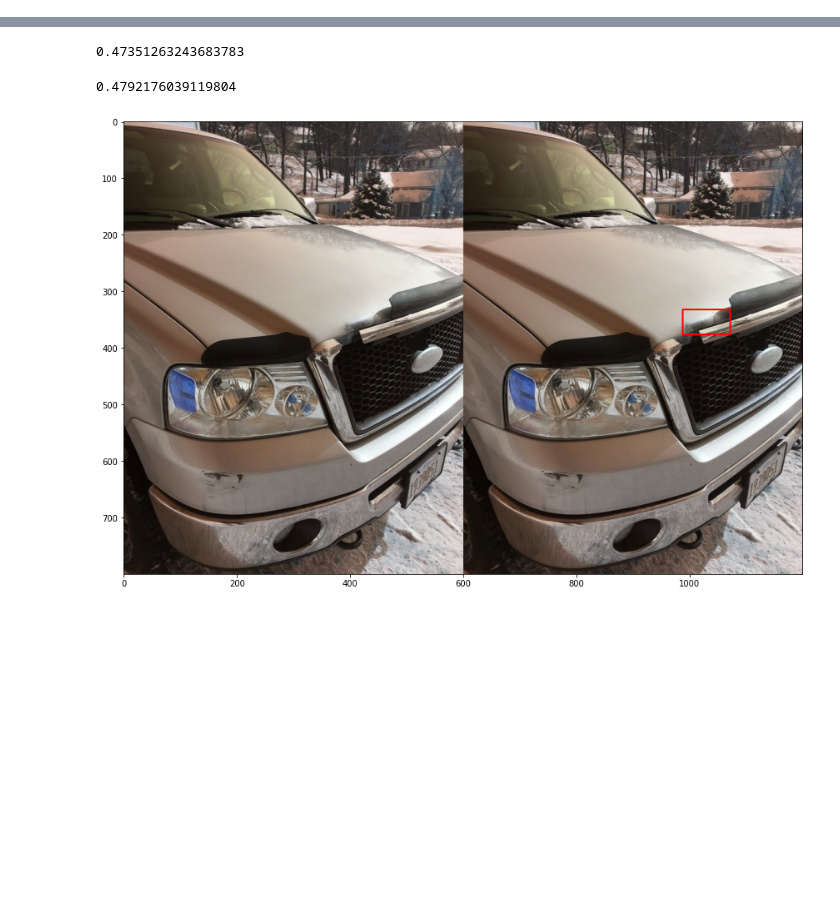
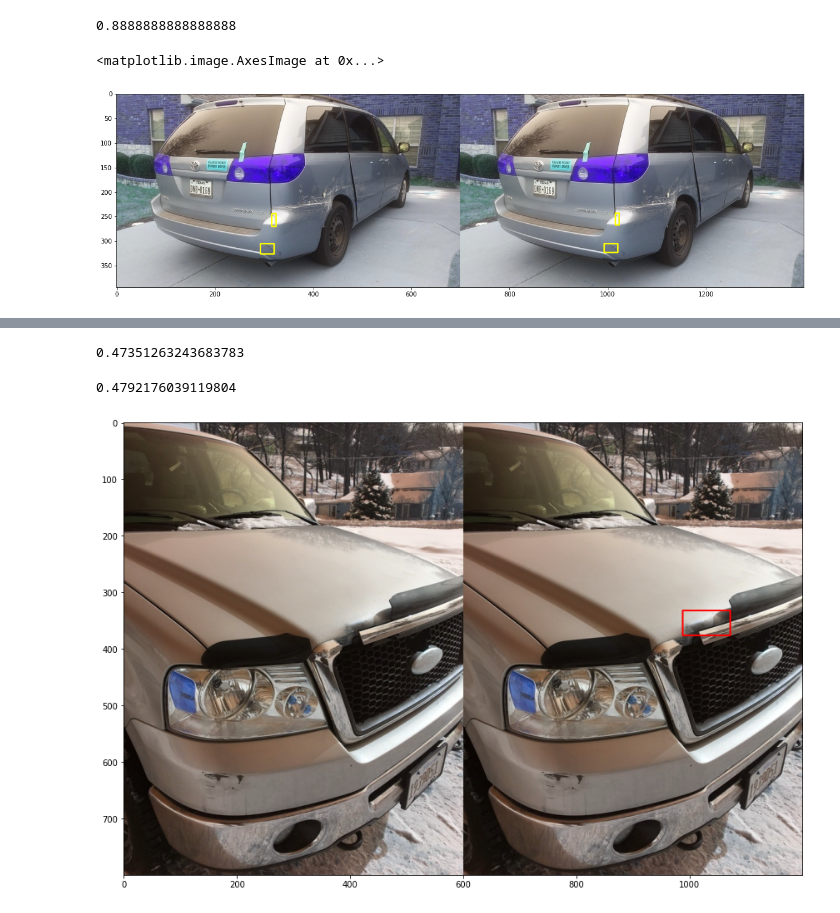
Before and after one commit to mtcld/mmdetection, a Jupyter notebook: demo/Ensemble.ipynb, the cells around one changed output, grey strips where cells are left out. Cells and saved outputs as stored; diff of their text form; code cells hidden in the pictures; blank space fills up the shorter version.

```diff
--- a/demo/Ensemble.ipynb
+++ b/demo/Ensemble.ipynb
@@ -51,0 +90,4 @@ plt.imshow(img_)
+# %%
+for i,countour in enumerate(contours):
+    contours[i] = np.array(contours[i],dtype=np.int32)
+print(contours)
@@ -100,10 +199,10 @@ data = OrderedDict()
 for i in tqdm(test['images']):
     image = cv2.imread(str(path/'images'/i['file_name']))
     result = inference_detector(model, image)
-    img_,pred_boxes,pred_segms,pred_labels,pred_scores = show_result_pyplot(model, image.copy(), result,score_thr=0.3)
-    data[i['id']] = get_data_box(image,i['file_name'],pred_boxes,pred_labels,pred_scores)
-
-with open('detector_dent_pred_03.json', 'w', encoding='utf-8') as f:
+    img_,pred_boxes,pred_segms,pred_labels,pred_scores = show_result_pyplot(model, image.copy(), result,score_thr=0.25)
+    data[i['id']] = get_data_box(image,i['id'],i['file_name'],pred_boxes,pred_segms,pred_labels,pred_scores)
+    #break
+with open('new_and_ensemble_scratch.json', 'w', encoding='utf-8') as f:
     json.dump(data, f, ensure_ascii=False, indent=4)
 # %%
 data_flip = OrderedDict()
@@ -119,8 +218,15 @@ with open('detector_pred_flip.json', 'w', encoding='utf-8') as f:
     json.dump(data_flip, f, ensure_ascii=False, indent=4)
 # %%
 #pred_data = json.load(open('detector_pred.json'))
-pred_data = json.load(open('detector_dent_pred_03.json'))
-pred_data_flip = json.load(open('yolo_pred_dent.json'))
+#
+'''
+#es = json.load(open('./merimen/yolo_pred_crack.json'))
+#yolo_pred.json
+detector_pred
+es = json.load(open('./yolo_pred.json'))
+'''
+pred_data = json.load(open('./detector_pred.json'))
+pred_data_flip = json.load(open('./merimen/yolo_pred_crack.json'))
 # %%
 def remove_ovelap(boxes):
     idx = [True for b in boxes]
@@ -483,0 +753,4 @@ print(total_tp,total_fp,total_fn)
+# %%
+8/(8+1)
+# %% [output]
+0.8888888888888888
@@ -483,0 +763,8 @@ print(total_tp,total_fp,total_fn)
+# %%
+idx = 4950
+i = plot_fp_v2(str(idx),es[str(idx)]['boxes'])
+plt.figure(figsize=(20,10))
+plt.imshow(i)
+# %% [output]
+<matplotlib.image.AxesImage at 0x...>
+[figure, added]
```
Also changed, not shown: parts of 46 cells of this notebook.
